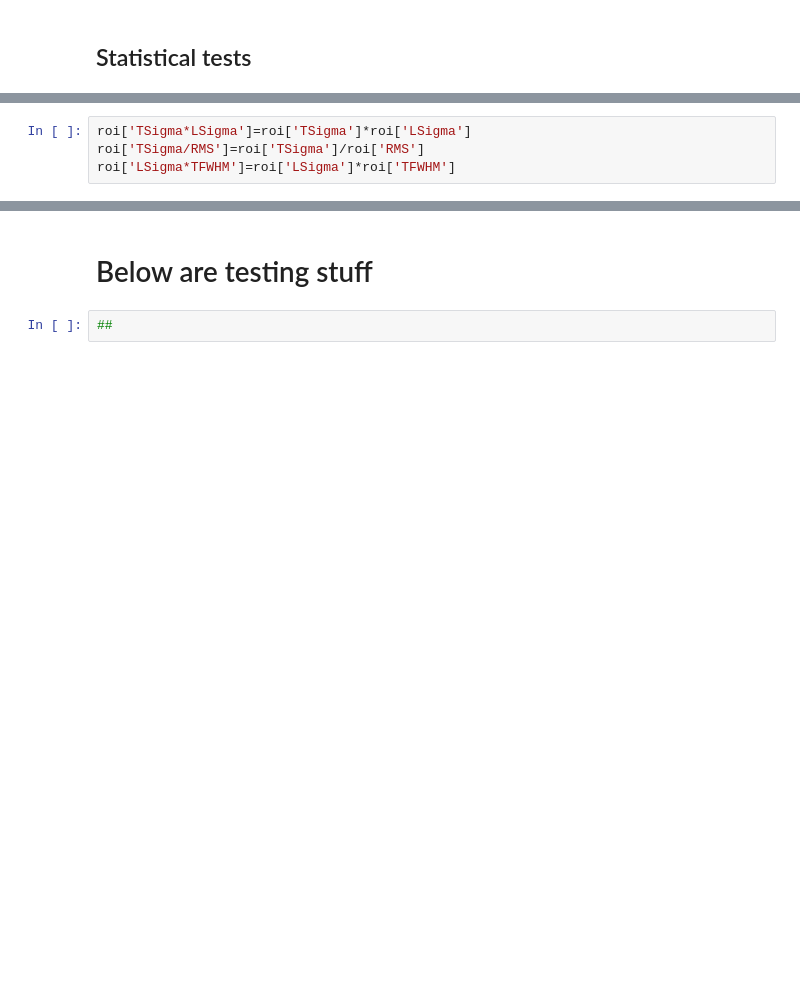
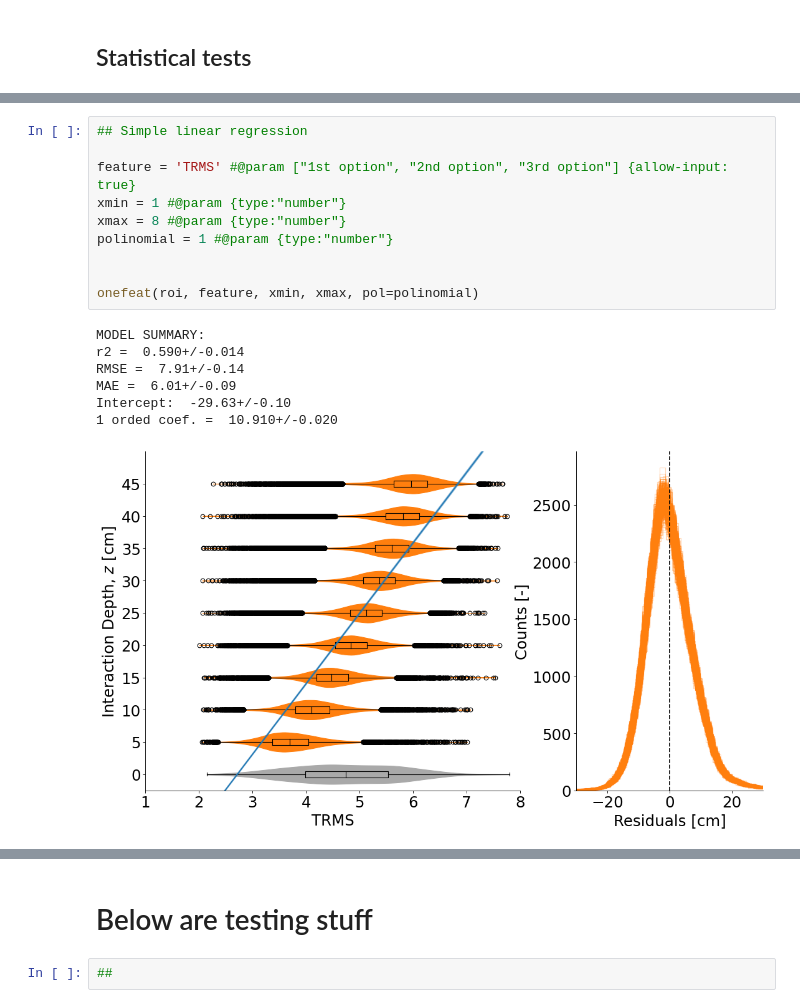
Before and after one commit to RitaROK/Analysis, a Jupyter notebook: Estimation_of_z.ipynb, the cells around one changed output, grey strips where cells are left out. Drawn from its saved outputs; the diff is of its cells as text; blank space fills up the shorter version.

```diff
--- a/Estimation_of_z.ipynb
+++ b/Estimation_of_z.ipynb
@@ -1587,4 +446,0 @@ TSigma
-# %%
-roi['TSigma*LSigma']=roi['TSigma']*roi['LSigma']
-roi['TSigma/RMS']=roi['TSigma']/roi['RMS']
-roi['LSigma*TFWHM']=roi['LSigma']*roi['TFWHM']
@@ -1742,0 +1760,18 @@ Intercept:  -3.84+/-0.05
+# %%
+## Simple linear regression
+
+feature = 'TRMS' #@param ["1st option", "2nd option", "3rd option"] {allow-input: true}
+xmin = 1 #@param {type:"number"}
+xmax = 8 #@param {type:"number"}
+polinomial = 1 #@param {type:"number"}
+
+
+onefeat(roi, feature, xmin, xmax, pol=polinomial)
+# %% [output]
+MODEL SUMMARY:
+r2 =  0.590+/-0.014
+RMSE =  7.91+/-0.14
+MAE =  6.01+/-0.09
+Intercept:  -29.63+/-0.10
+1 orded coef. =  10.910+/-0.020
+[figure, added]
```
Also changed, not shown: parts of 139 cells of this notebook.
